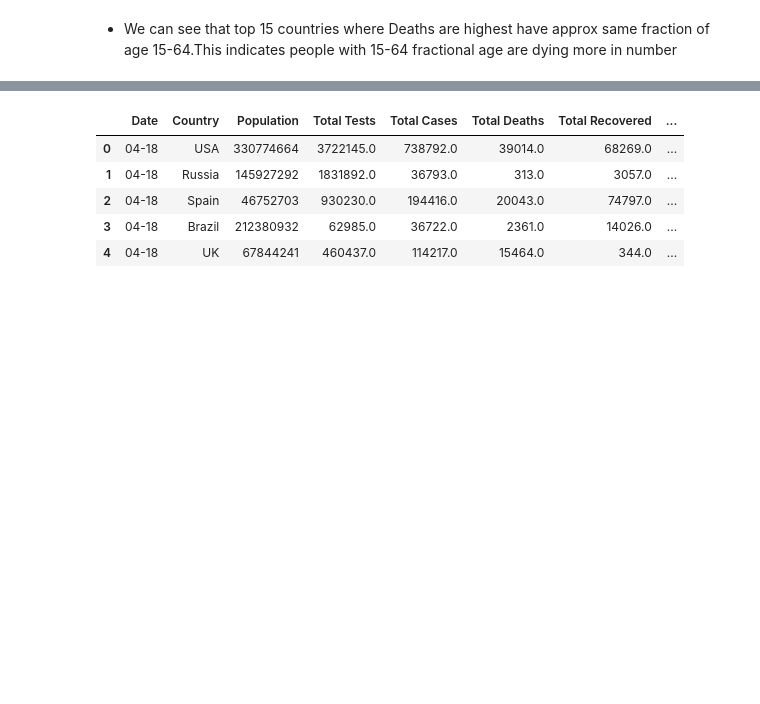
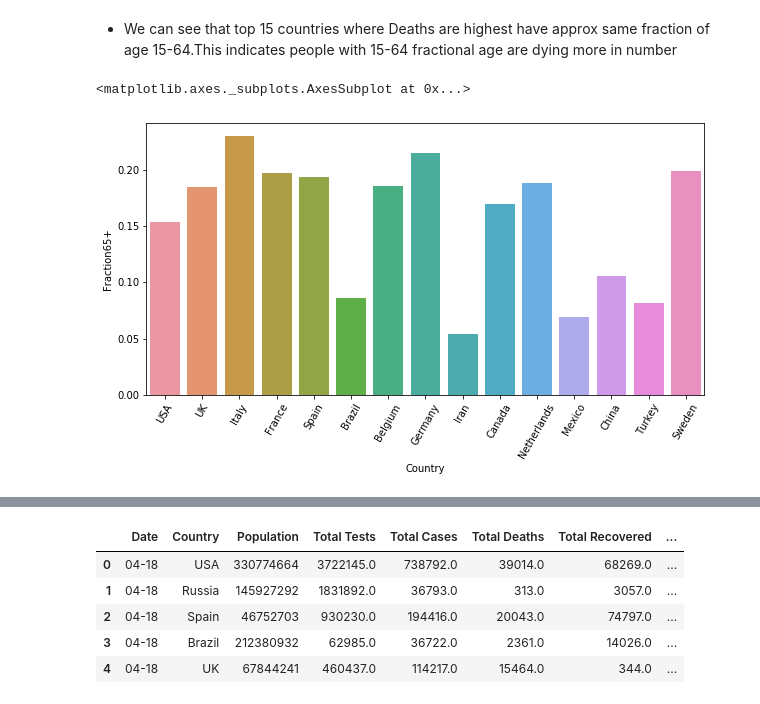
Before and after one commit to guptaekansh/EvaluationProjects, a Jupyter notebook: Project_18 Country wide Covid19 Dataset.ipynb, the cells around one changed output, grey strips where cells are left out. Saved outputs shown, nothing was run; the diff lists cells and outputs as text; code cells hidden in the pictures; blank space fills up the shorter version.

```diff
--- a/Project_18 Country wide Covid19 Dataset.ipynb
+++ b/Project_18 Country wide Covid19 Dataset.ipynb
@@ -509,3 +509,10 @@ sb.barplot(y='Fraction 15-64',x='Country',data=covid_datawithage.sort_values('To
 [figure]
 # %% [markdown]
 * We can see that top 15 countries where Deaths are highest have approx same fraction of age 15-64.This indicates people with 15-64 fractional age are dying more in number
+# %%
+plt.figure(figsize=(10,5))
+plt.xticks(rotation=60)
+sb.barplot(y='Fraction65+',x='Country',data=covid_datawithage.sort_values('Total Deaths',ascending=False).head(15))
+# %% [output]
+<matplotlib.axes._subplots.AxesSubplot at 0x...>
+[figure, added]
```
Also changed, not shown: parts of 4 cells of this notebook.
